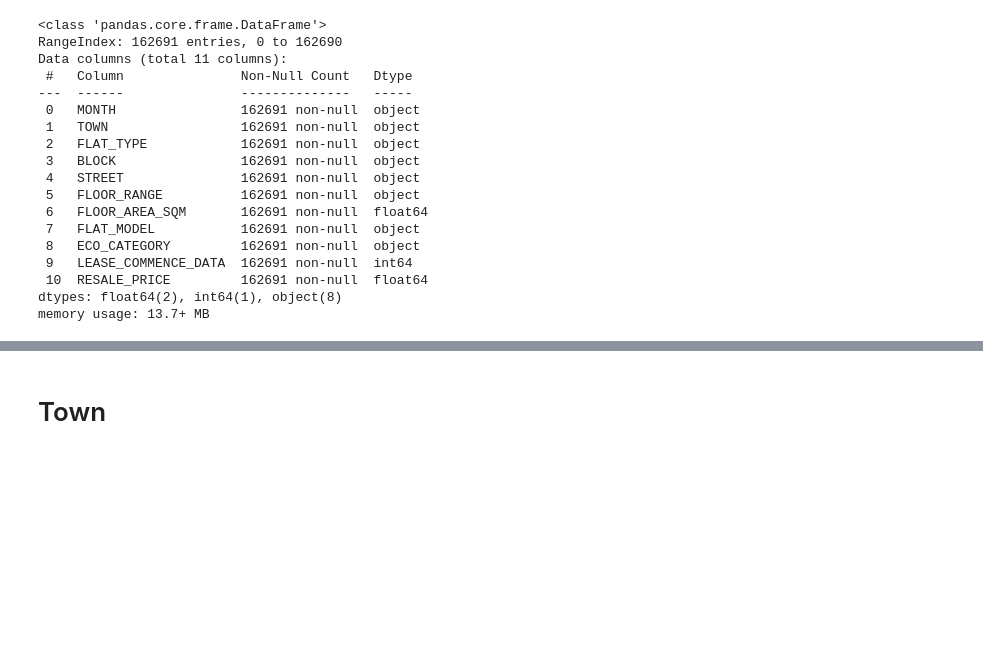
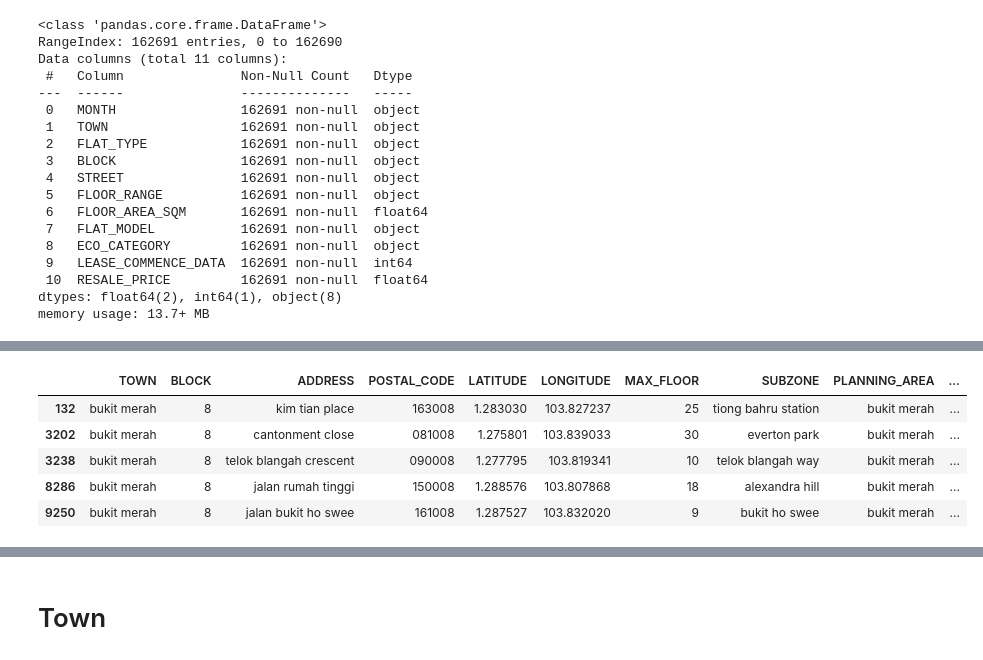
Before and after one commit to esteramine/cs5228_project, a Jupyter notebook: code/eda.ipynb, the cells around one changed output, grey strips where cells are left out. Cells and saved outputs as stored; diff of their text form; code cells hidden in the pictures; blank space fills up the shorter version.

```diff
--- a/code/eda.ipynb
+++ b/code/eda.ipynb
@@ -49,0 +89,9 @@ memory usage: 13.7+ MB
+# %%
+hdb_detail[(hdb_detail['TOWN'] == 'bukit merah') & (hdb_detail['BLOCK'] == '8')]
+# %% [output]
+|  | TOWN | BLOCK | ADDRESS | POSTAL_CODE | LATITUDE | LONGITUDE | MAX_FLOOR | SUBZONE | PLANNING_AREA | ... |
+| 132 | bukit merah | 8 | kim tian place | 163008 | 1.283030 | 103.827237 | 25 | tiong bahru station | bukit merah | ... |
+| 3202 | bukit merah | 8 | cantonment close | 081008 | 1.275801 | 103.839033 | 30 | everton park | bukit merah | ... |
+| 3238 | bukit merah | 8 | telok blangah crescent | 090008 | 1.277795 | 103.819341 | 10 | telok blangah way | bukit merah | ... |
+| 8286 | bukit merah | 8 | jalan rumah tinggi | 150008 | 1.288576 | 103.807868 | 18 | alexandra hill | bukit merah | ... |
+| 9250 | bukit merah | 8 | jalan bukit ho swee | 161008 | 1.287527 | 103.832020 | 9 | bukit ho swee | bukit merah | ... |
```
Also changed, not shown: parts of 24 cells of this notebook, 1 other file.
